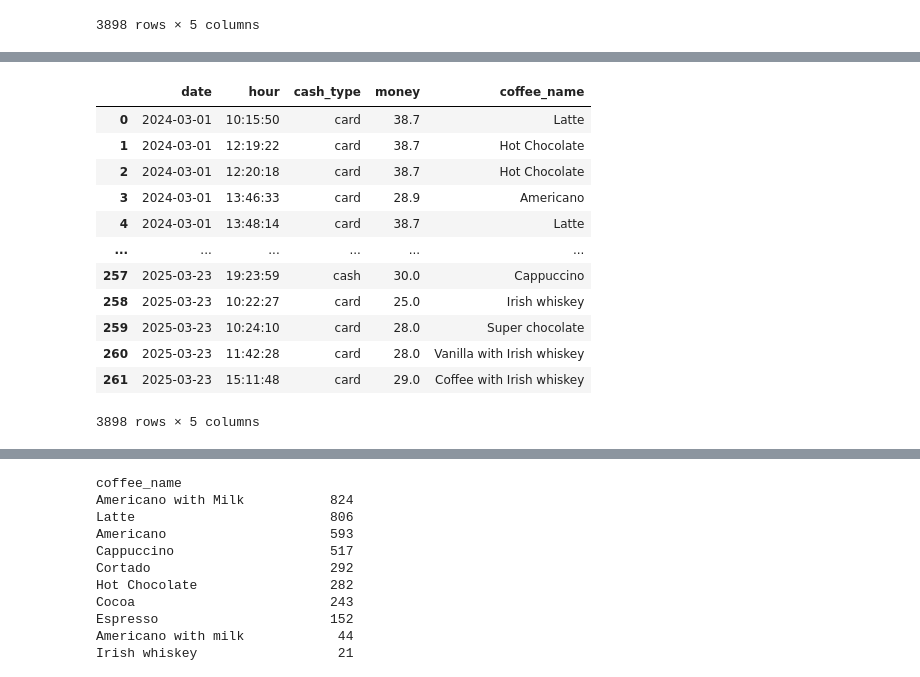
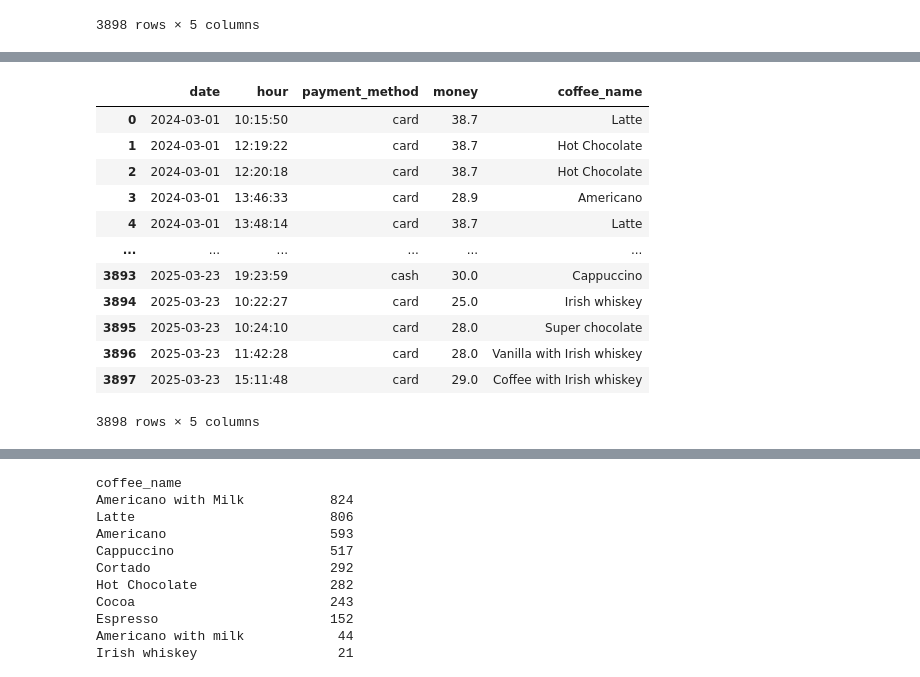
Before and after one commit to Federico-Vichachi/coffe-sales-analysis, a Jupyter notebook: notebooks/01_data_wrangling.ipynb, the cells around one changed output, grey strips where cells are left out. Saved outputs shown, nothing was run; the diff lists cells and outputs as text; code cells hidden in the pictures.

```diff
--- a/notebooks/01_data_wrangling.ipynb
+++ b/notebooks/01_data_wrangling.ipynb
@@ -116,3 +112,6 @@ df
 | 260 | 2025-03-23 | 11:42:28 | card | 28.0 | Vanilla with Irish whiskey |
 | 261 | 2025-03-23 | 15:11:48 | card | 29.0 | Coffee with Irish whiskey |
 3898 rows × 5 columns
+# %%
+df.reset_index(drop=True,inplace=True)
+df
@@ -119,19 +132,19 @@ df
 # %%
-df.rename(columns={'datetime' : 'hour'}, inplace=True)
+df.rename(columns={'datetime' : 'hour', 'cash_type' : 'payment_method'}, inplace=True)
 df
 # %% [output]
-|  | date | hour | cash_type | money | coffee_name |
+|  | date | hour | payment_method | money | coffee_name |
 | 0 | 2024-03-01 | 10:15:50 | card | 38.7 | Latte |
 | 1 | 2024-03-01 | 12:19:22 | card | 38.7 | Hot Chocolate |
 | 2 | 2024-03-01 | 12:20:18 | card | 38.7 | Hot Chocolate |
 | 3 | 2024-03-01 | 13:46:33 | card | 28.9 | Americano |
 | 4 | 2024-03-01 | 13:48:14 | card | 38.7 | Latte |
 | ... | ... | ... | ... | ... | ... |
-| 257 | 2025-03-23 | 19:23:59 | cash | 30.0 | Cappuccino |
-| 258 | 2025-03-23 | 10:22:27 | card | 25.0 | Irish whiskey |
-| 259 | 2025-03-23 | 10:24:10 | card | 28.0 | Super chocolate |
-| 260 | 2025-03-23 | 11:42:28 | card | 28.0 | Vanilla with Irish whiskey |
-| 261 | 2025-03-23 | 15:11:48 | card | 29.0 | Coffee with Irish whiskey |
+| 3893 | 2025-03-23 | 19:23:59 | cash | 30.0 | Cappuccino |
+| 3894 | 2025-03-23 | 10:22:27 | card | 25.0 | Irish whiskey |
+| 3895 | 2025-03-23 | 10:24:10 | card | 28.0 | Super chocolate |
+| 3896 | 2025-03-23 | 11:42:28 | card | 28.0 | Vanilla with Irish whiskey |
+| 3897 | 2025-03-23 | 15:11:48 | card | 29.0 | Coffee with Irish whiskey |
 3898 rows × 5 columns
 # %%
 df['date'] = pd.to_datetime(df['date'])
```
Also changed, not shown: parts of 7 cells of this notebook.
